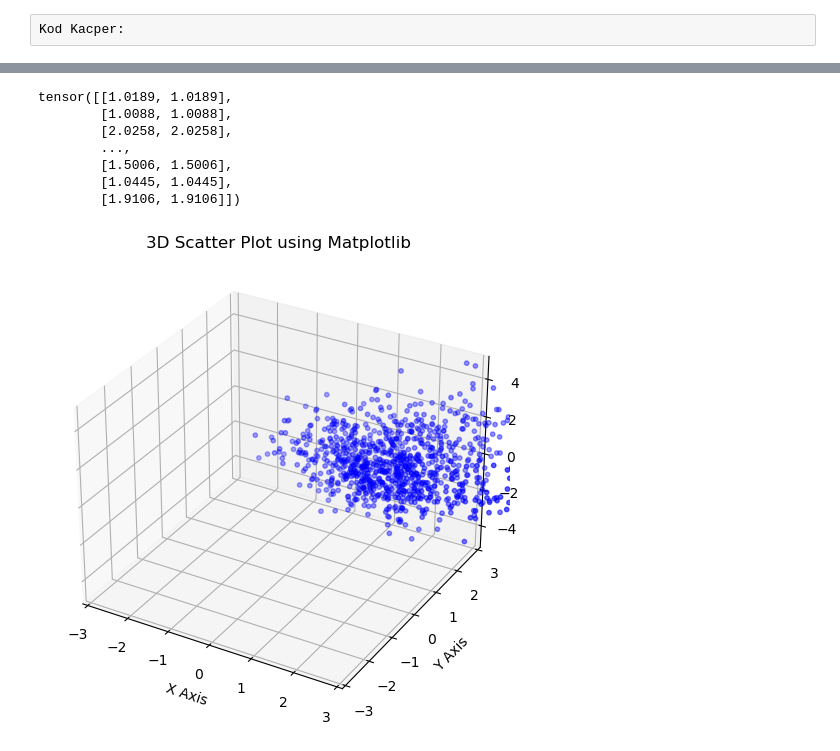
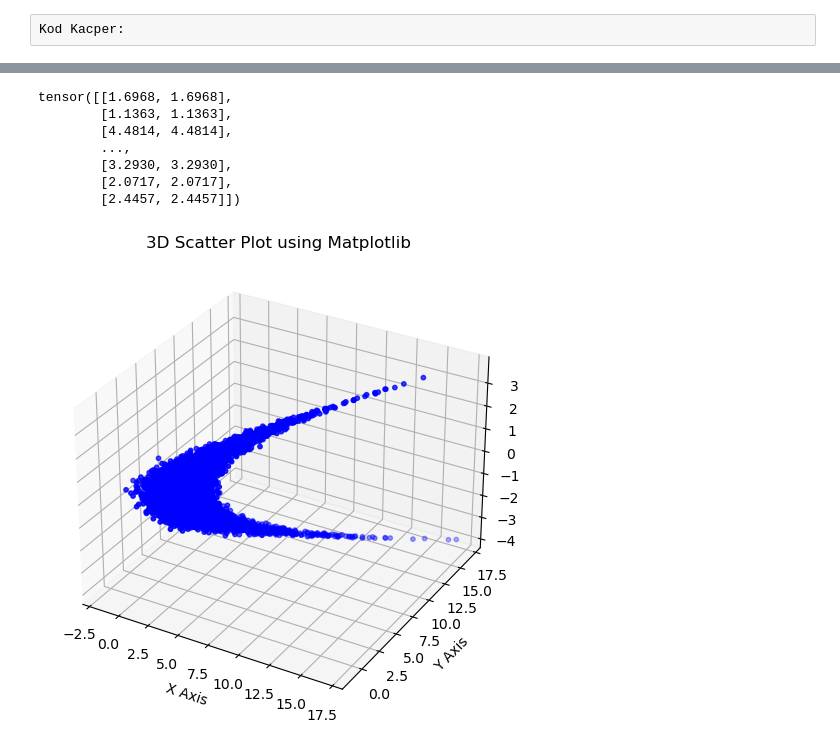
Before and after one commit to kacpermarzol/gstopc, a Jupyter notebook: tests.ipynb, the cells around one changed output, grey strips where cells are left out. Cells and saved outputs as stored; diff of their text form; code cells hidden in the pictures.

```diff
--- a/tests.ipynb
+++ b/tests.ipynb
@@ -341,7 +324,7 @@ import torch
 from vegas_utils import gaussian_model
 from torch.distributions.normal import Normal
 from torch.distributions.multivariate_normal import MultivariateNormal
-num_points_to_sample = 1000
+num_points_to_sample = 10000
 
 m_3 = torch.tensor([1., 1.]).unsqueeze(0)
 m = torch.tensor([0.])
@@ -350,6 +333,9 @@ sigma = torch.tensor([[1]])
 
 t_dist = Normal(m, sigma)
 t_sample = t_dist.sample((num_points_to_sample,)).squeeze(-1)
+
+# tmp_n1 = scipy.stats.multivariate_normal.pdf(x_3[count,:], f(m_3, m, t), g(sigma_3, t)*scipy.stats.multivariate_normal.pdf(t, m, sigma))
+
 
 center_gaussians = m - t_sample
 mean2d = m_3[:]
@@ -359,45 +345,45 @@ print(mean2d)
 numerator = t_dist.log_prob(t_sample).exp()
 denominator = t_dist.log_prob(m).exp()
 a = numerator / denominator
 
 # mean2d = mean2d.transpose(0, 1).squeeze(1).reshape(-1,2)
 
 means_repeated = torch.repeat_interleave(m_3, num_points_to_sample,dim=0)
 
 mean_s_given_t = means_repeated + mean2d
 
 covariances_repeated = torch.repeat_interleave(covariance, num_points_to_sample,dim=0)
-cov_s_given_t = covariances_repeated * 1.
+cov_s_given_t = covariances_repeated * a.reshape(-1,1,1)
 
 conditional_s_given_t = MultivariateNormal(mean_s_given_t, cov_s_given_t)
 sampled_points = conditional_s_given_t.sample()
 
-sampled_points = torch.cat((sampled_points[:, 0, None], t_sample.reshape(-1,1), sampled_points[:,1, None]), dim=1)
+sampled_points = torch.cat((sampled_points[:, 0, None], sampled_points[:,1, None], t_sample.reshape(-1,1)), dim=1)
 # sampled_points = torch.cat((sampled_points[:, 0, None], sampled_points[:,1, None]), dim=1)
 fig = plt.figure(figsize=(8, 6))
 ax = fig.add_subplot(111, projection='3d')
 # ax = fig.add_subplot(111)
 #
 ax.scatter(sampled_points[:, 0], sampled_points[:, 1], sampled_points[:, 2], c='b', marker='o', s=10)
 # ax.scatter(sampled_points[:, 0], sampled_points[:, -1], c='b', marker='o')
 ax.set_xlabel('X Axis')
 ax.set_ylabel('Y Axis')
-plt.xlim(-3,3)
-plt.ylim(-3,3)
-ax.set_zlim(-5,5)
+# plt.xlim(0,4)
+# plt.ylim(0,4)
+# ax.set_zlim(-5,5)
 plt.title("3D Scatter Plot using Matplotlib")
 
 plt.show()
 plt.close()
 # %% [output]
-tensor([[1.0189, 1.0189],
-        [1.0088, 1.0088],
-        [2.0258, 2.0258],
+tensor([[1.6968, 1.6968],
+        [1.1363, 1.1363],
+        [4.4814, 4.4814],
         ...,
-        [1.5006, 1.5006],
-        [1.0445, 1.0445],
-        [1.9106, 1.9106]])
+        [3.2930, 3.2930],
+        [2.0717, 2.0717],
+        [2.4457, 2.4457]])
-[figure, old version]
+[figure, new version]
 # %%
 fig = plt.figure(figsize=(8, 6))
 ax = fig.add_subplot(111)
```
Also changed, not shown: parts of 9 cells of this notebook.
